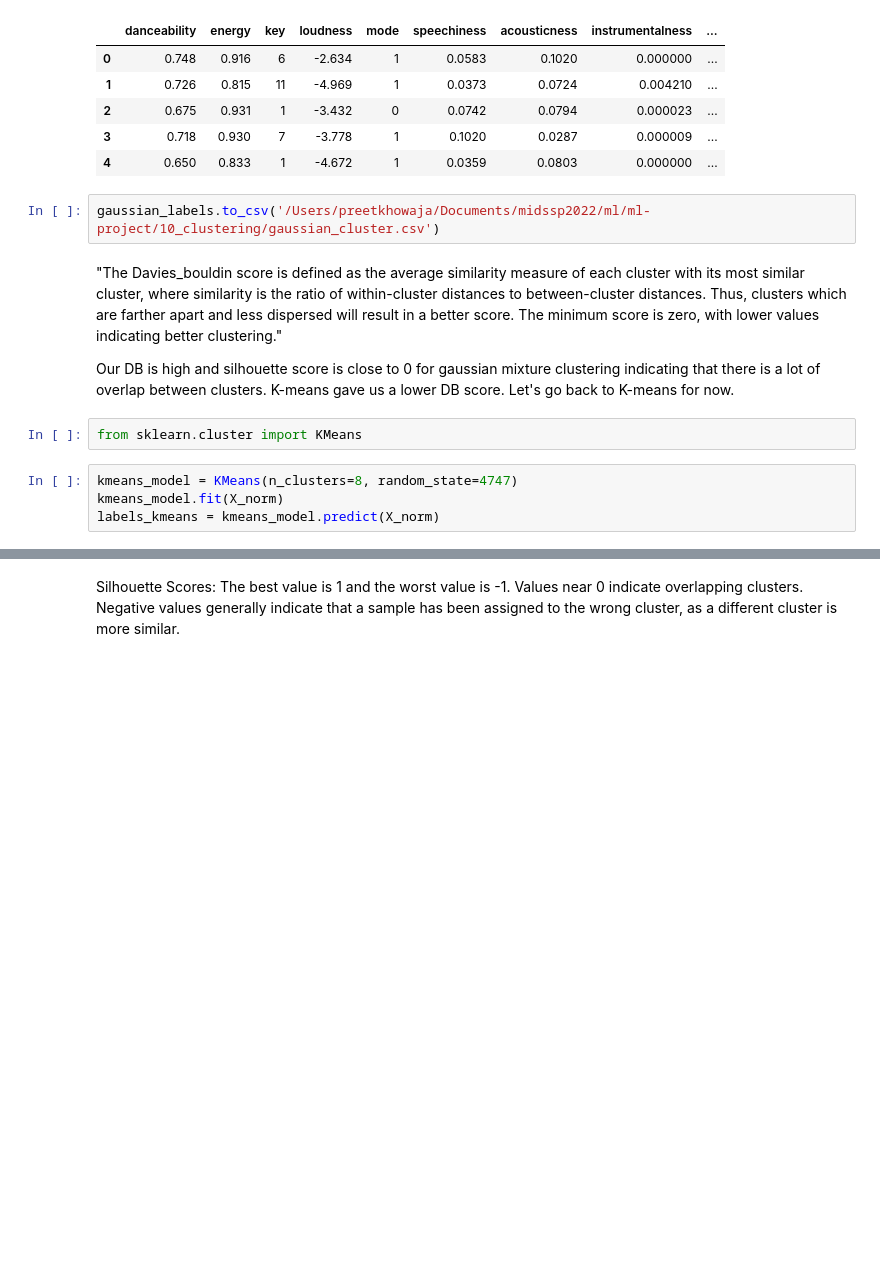
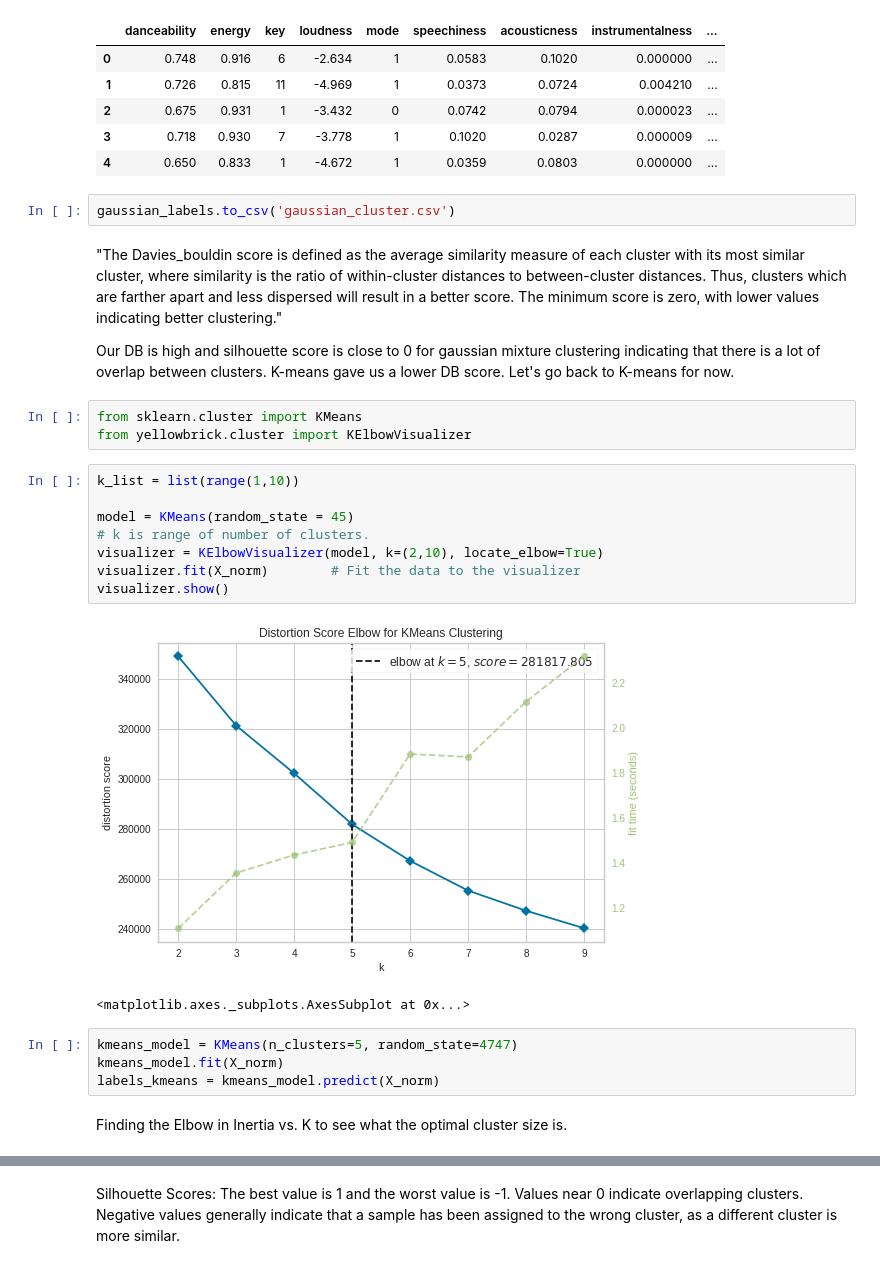
Before and after one commit to caratliff/ml-genre-assignment, a Jupyter notebook: 10_clustering/gaussian_mixture_clusters.ipynb, the cells around one changed output, grey strips where cells are left out. Saved outputs shown, nothing was run; the diff lists cells and outputs as text; blank space fills up the shorter version.

```diff
--- a/10_clustering/gaussian_mixture_clusters.ipynb
+++ b/10_clustering/gaussian_mixture_clusters.ipynb
@@ -86,7 +136,7 @@ gaussian_labels.head()
 | 3 | 0.718 | 0.930 | 7 | -3.778 | 1 | 0.1020 | 0.0287 | 0.000009 | ... |
 | 4 | 0.650 | 0.833 | 1 | -4.672 | 1 | 0.0359 | 0.0803 | 0.000000 | ... |
 # %%
-gaussian_labels.to_csv('/Users/preetkhowaja/Documents/midssp2022/ml/ml-project/10_clustering/gaussian_cluster.csv')
+gaussian_labels.to_csv('gaussian_cluster.csv')
 # %% [markdown]
 "The Davies_bouldin score is defined as the average similarity measure of each cluster with its most similar cluster, where similarity is the ratio of within-cluster distances to between-cluster distances. Thus, clusters which are farther apart and less dispersed will result in a better score.
 The minimum score is zero, with lower values indicating better clustering."
@@ -94,10 +144,24 @@ The minimum score is zero, with lower values indicating better clustering."
 Our DB is high and silhouette score is close to 0 for gaussian mixture clustering indicating that there is a lot of overlap between clusters. K-means gave us a lower DB score. Let's go back to K-means for now.
 # %%
 from sklearn.cluster import KMeans
+from yellowbrick.cluster import KElbowVisualizer
+# %%
+k_list = list(range(1,10))
+
+model = KMeans(random_state = 45)
+# k is range of number of clusters.
+visualizer = KElbowVisualizer(model, k=(2,10), locate_elbow=True)
+visualizer.fit(X_norm)        # Fit the data to the visualizer
+visualizer.show()
+# %% [output]
+[figure, added]
+<matplotlib.axes._subplots.AxesSubplot at 0x...>
 # %%
-kmeans_model = KMeans(n_clusters=8, random_state=4747)
+kmeans_model = KMeans(n_clusters=5, random_state=4747)
 kmeans_model.fit(X_norm)
 labels_kmeans = kmeans_model.predict(X_norm)
+# %% [markdown]
+Finding the Elbow in Inertia vs. K to see what the optimal cluster size is.
 # %%
 davies_bouldin_score(X_norm, labels_kmeans)
 # %% [output]
```
Also changed, not shown: parts of 22 cells of this notebook, 3 other files.
